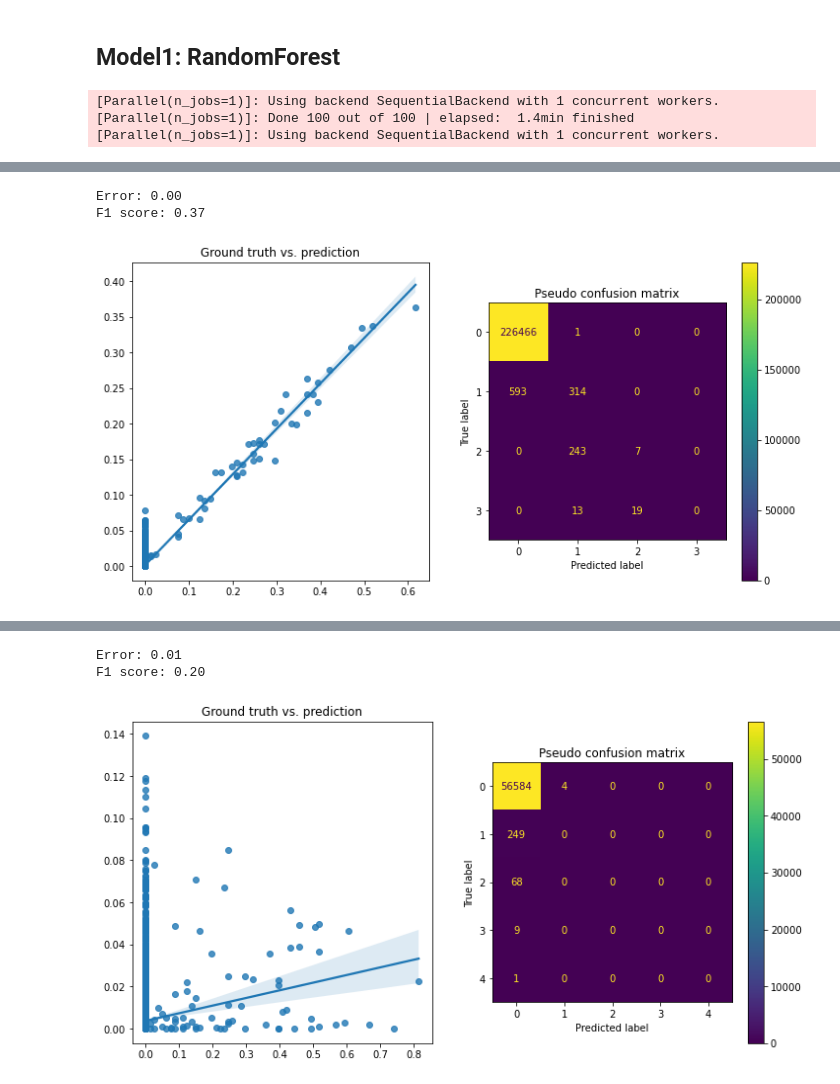
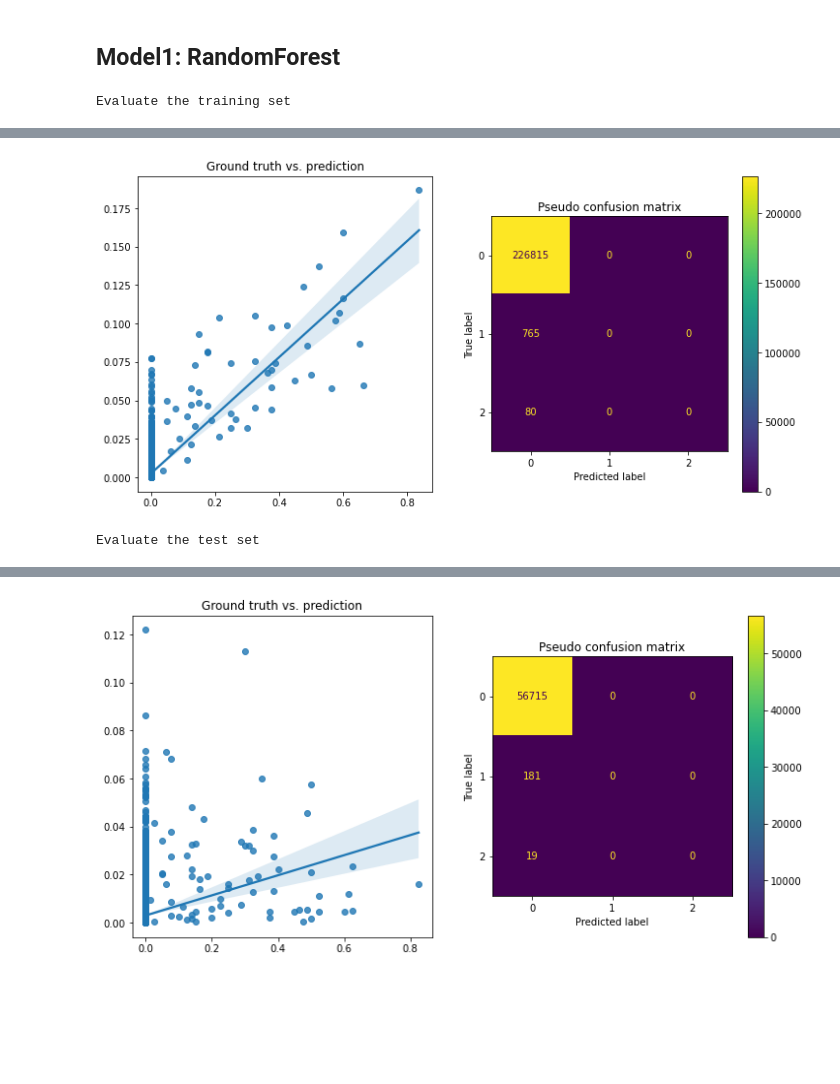
Before and after one commit to aminrd/targeting_game_users, a Jupyter notebook: run_me.ipynb, the cells around one changed output, grey strips where cells are left out. Cells and saved outputs as stored; diff of their text form; code cells hidden in the pictures; blank space fills up the shorter version.

```diff
--- a/run_me.ipynb
+++ b/run_me.ipynb
@@ -12,7 +12,7 @@ In order to make make this notebook cleaner, I prepared a python package called
 ## Step1: Loading Data
 The first step is to load users, users' actions and users' devices in different types (`.parquet`, `.db`, `.csv`) using the helper package.
 # %%
-DEBUG = True
+DEBUG = False
 import amin_helper_package as helper
 
 df = helper.DataManager(users_path='./data/ka_users.csv',
@@ -135,13 +135,27 @@ df, df_test = train_test_split(df, test_size=0.2, shuffle=True)
 # %% [markdown]
 ## Model1: RandomForest
 # %%
+import os
+import pickle
 from sklearn.ensemble import RandomForestRegressor
 from sklearn.datasets import make_regression
 
-model1 = RandomForestRegressor(max_depth=25,
-                               n_estimators=100,
-                               verbose=True)
-model1.fit(df[features].values, df[target].values)
+model1_path = os.path.join('models', 'model_rf')
+
+if os.path.exists(model1_path):
+    model1 = pickle.load(open(model1_path, 'rb'))
+else:
+    model1 = RandomForestRegressor(max_depth=20,
+                                   n_estimators=1000,
+                                   min_samples_split=10,
+                                   min_samples_leaf=4,
+                                   max_features='sqrt',
+                                   bootstrap=True,
+                                   verbose=True)
+
+    model1.fit(df[features].values, df[target].values)
+    with open(model1_path, 'wb') as f:
+        pickle.dump(model1, f)
 
 print('Evaluate the training set')
 y_hat = model1.predict(df[features].values)
@@ -153,6 +167,4 @@ y_hat = model1.predict(df_test[features].values)
 helper.model_eval.evaluate(df_test[target].values, y_hat, n_classes=3)
 helper.model_eval.evaluate_plots(df_test[target].values, y_hat, n_classes=3)
 # %% [output]
-[Parallel(n_jobs=1)]: Using backend SequentialBackend with 1 concurrent workers.
-[Parallel(n_jobs=1)]: Done 100 out of 100 | elapsed:  1.4min finished
-[Parallel(n_jobs=1)]: Using backend SequentialBackend with 1 concurrent workers.
+Evaluate the training set
@@ -161,3 +175,2 @@ Evaluate the training set
+[figure, new version]
-Error: 0.00
-F1 score: 0.37
+Evaluate the test set
-[figure, old version]
@@ -167,3 +181 @@ Evaluate the test set
-Error: 0.01
-F1 score: 0.20
-[figure, old version]
+[figure, new version]
```
Also changed, not shown: parts of 9 cells of this notebook, 3 other files.
